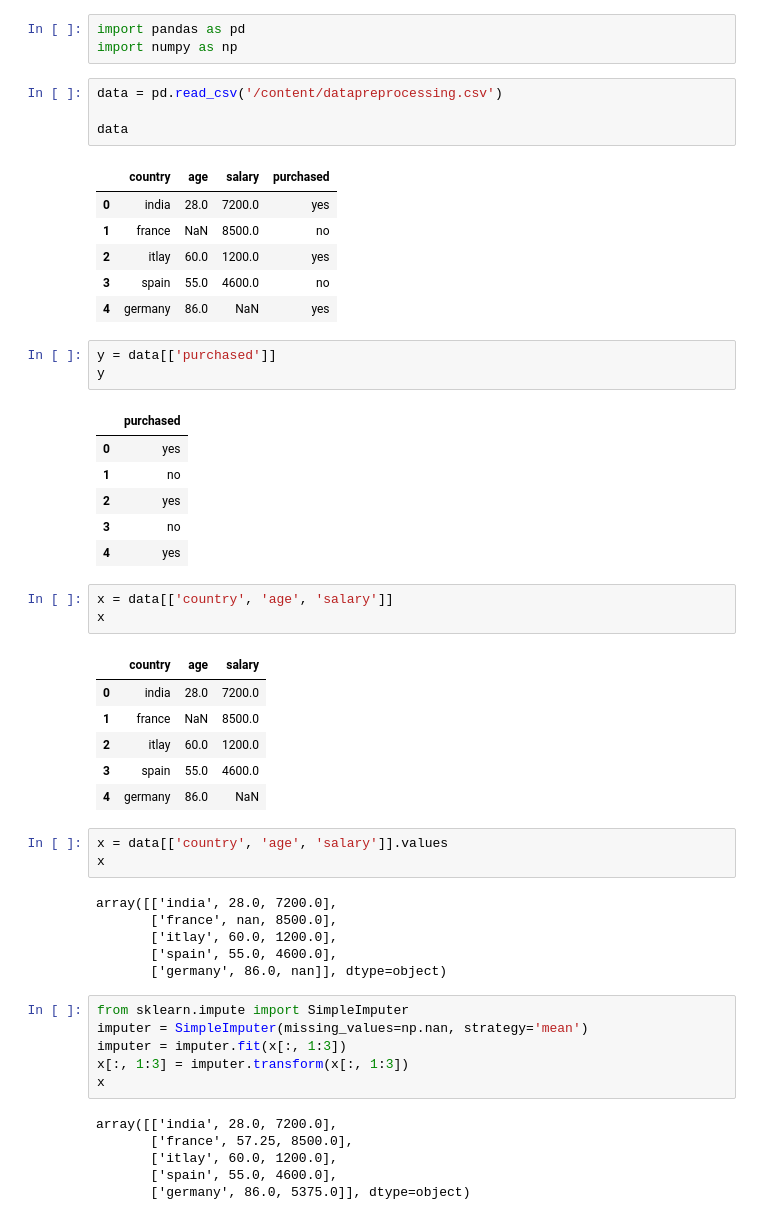
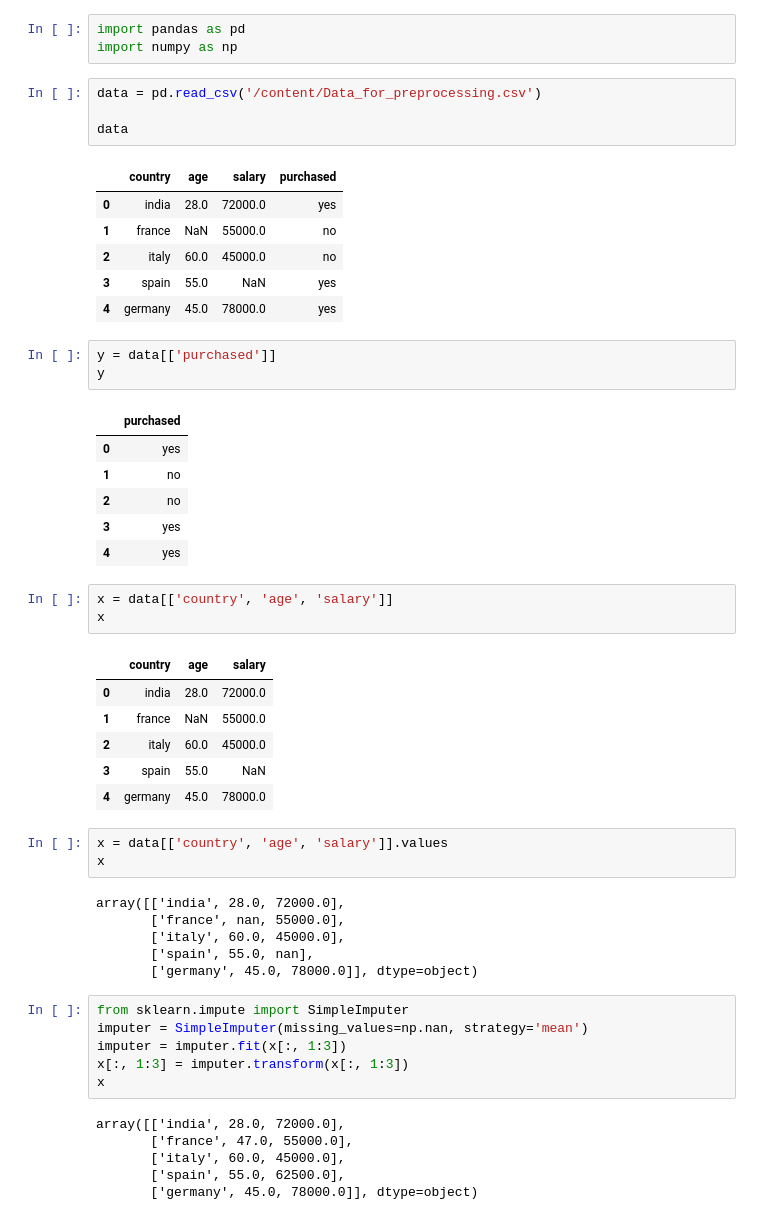
Before and after one commit to imprakhartripathi/GoogleColabCodesForML, a Jupyter notebook: ml_lab_four.ipynb, the cells around one changed output. Saved outputs shown, nothing was run; the diff lists cells and outputs as text.

```diff
--- a/ml_lab_four.ipynb
+++ b/ml_lab_four.ipynb
@@ -6,16 +6,16 @@
 import pandas as pd
 import numpy as np
 # %%
-data = pd.read_csv('/content/datapreprocessing.csv')
+data = pd.read_csv('/content/Data_for_preprocessing.csv')
 
 data
 # %% [output]
 |  | country | age | salary | purchased |
-| 0 | india | 28.0 | 7200.0 | yes |
-| 1 | france | NaN | 8500.0 | no |
-| 2 | itlay | 60.0 | 1200.0 | yes |
-| 3 | spain | 55.0 | 4600.0 | no |
-| 4 | germany | 86.0 | NaN | yes |
+| 0 | india | 28.0 | 72000.0 | yes |
+| 1 | france | NaN | 55000.0 | no |
+| 2 | italy | 60.0 | 45000.0 | no |
+| 3 | spain | 55.0 | NaN | yes |
+| 4 | germany | 45.0 | 78000.0 | yes |
 # %%
 y = data[['purchased']]
 y
@@ -23,28 +23,28 @@ y
 |  | purchased |
 | 0 | yes |
 | 1 | no |
-| 2 | yes |
-| 3 | no |
+| 2 | no |
+| 3 | yes |
 | 4 | yes |
 # %%
 x = data[['country', 'age', 'salary']]
 x
 # %% [output]
 |  | country | age | salary |
-| 0 | india | 28.0 | 7200.0 |
-| 1 | france | NaN | 8500.0 |
-| 2 | itlay | 60.0 | 1200.0 |
-| 3 | spain | 55.0 | 4600.0 |
-| 4 | germany | 86.0 | NaN |
+| 0 | india | 28.0 | 72000.0 |
+| 1 | france | NaN | 55000.0 |
+| 2 | italy | 60.0 | 45000.0 |
+| 3 | spain | 55.0 | NaN |
+| 4 | germany | 45.0 | 78000.0 |
 # %%
 x = data[['country', 'age', 'salary']].values
 x
 # %% [output]
-array([['india', 28.0, 7200.0],
-       ['france', nan, 8500.0],
-       ['itlay', 60.0, 1200.0],
-       ['spain', 55.0, 4600.0],
-       ['germany', 86.0, nan]], dtype=object)
+array([['india', 28.0, 72000.0],
+       ['france', nan, 55000.0],
+       ['italy', 60.0, 45000.0],
+       ['spain', 55.0, nan],
+       ['germany', 45.0, 78000.0]], dtype=object)
 # %%
 from sklearn.impute import SimpleImputer
 imputer = SimpleImputer(missing_values=np.nan, strategy='mean')
@@ -52,11 +52,11 @@ imputer = imputer.fit(x[:, 1:3])
 x[:, 1:3] = imputer.transform(x[:, 1:3])
 x
 # %% [output]
-array([['india', 28.0, 7200.0],
-       ['france', 57.25, 8500.0],
-       ['itlay', 60.0, 1200.0],
-       ['spain', 55.0, 4600.0],
-       ['germany', 86.0, 5375.0]], dtype=object)
+array([['india', 28.0, 72000.0],
+       ['france', 47.0, 55000.0],
+       ['italy', 60.0, 45000.0],
+       ['spain', 55.0, 62500.0],
+       ['germany', 45.0, 78000.0]], dtype=object)
 # %%
 from sklearn.preprocessing import LabelEncoder
 label_encoder_x = LabelEncoder()
```
Also changed, not shown: parts of 3 cells of this notebook.
